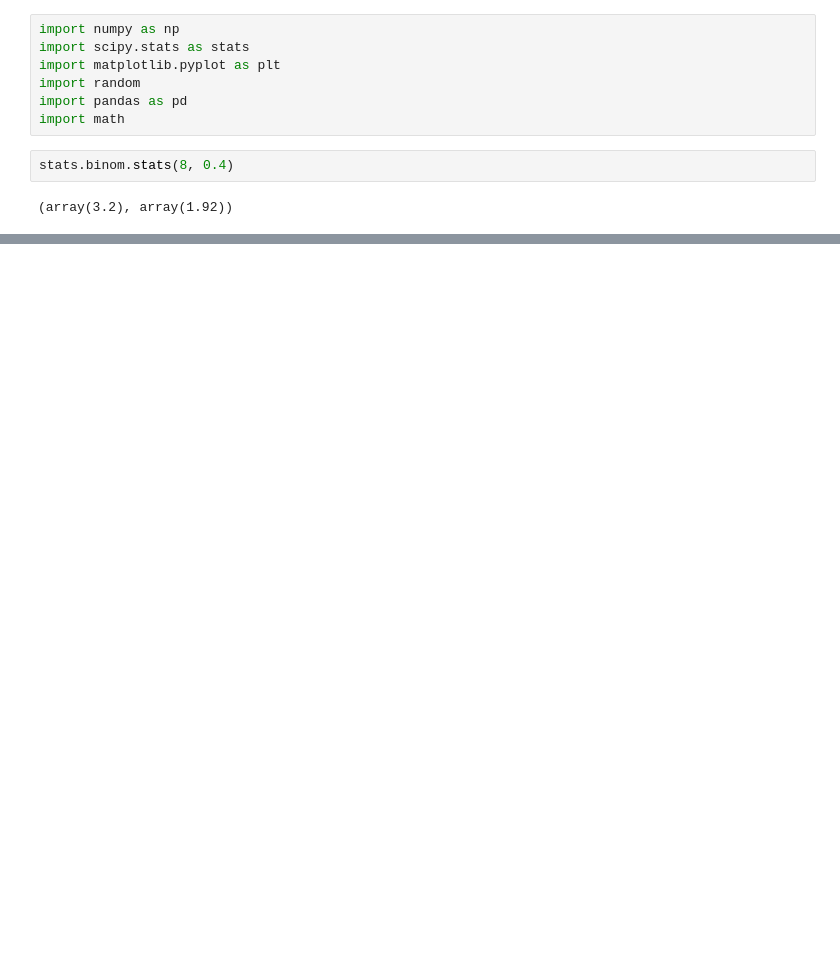
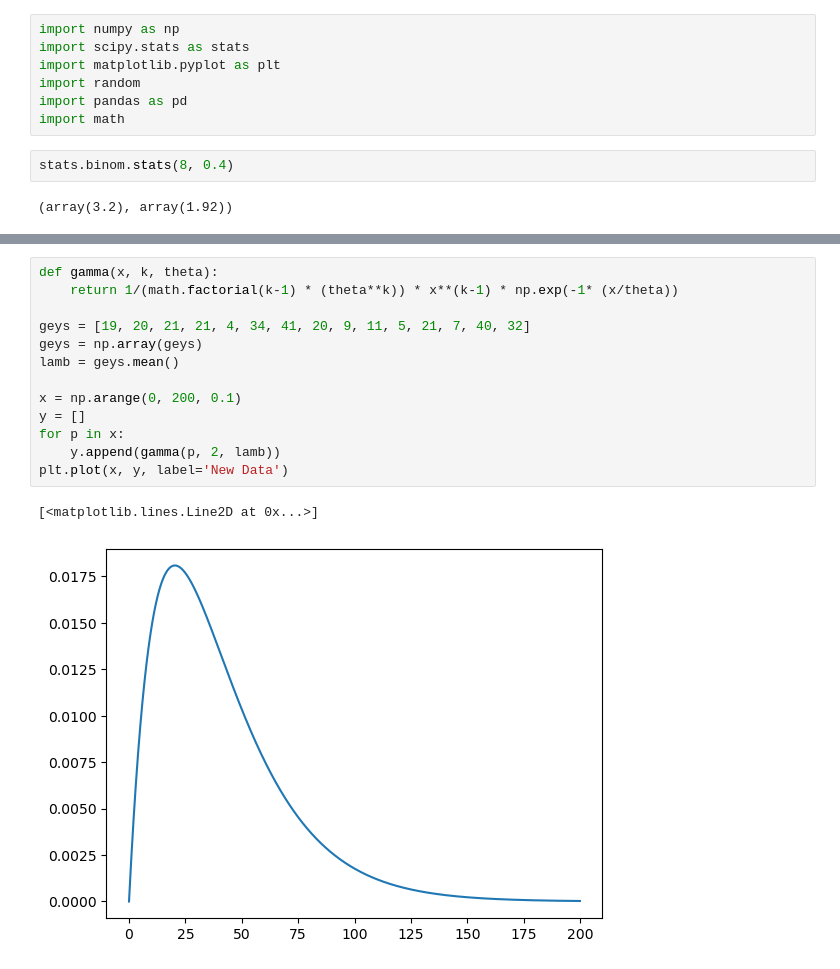
Before and after one commit to FlanFlanagan/misc_python, a Jupyter notebook: distributions.ipynb, the cells around one changed output, grey strips where cells are left out. Drawn from its saved outputs; the diff is of its cells as text; blank space fills up the shorter version.

```diff
--- a/distributions.ipynb
+++ b/distributions.ipynb
@@ -56,0 +81,16 @@ range(0, 10)
+# %%
+def gamma(x, k, theta):
+    return 1/(math.factorial(k-1) * (theta**k)) * x**(k-1) * np.exp(-1* (x/theta))
+
+geys = [19, 20, 21, 21, 4, 34, 41, 20, 9, 11, 5, 21, 7, 40, 32]
+geys = np.array(geys)
+lamb = geys.mean()
+
+x = np.arange(0, 200, 0.1)
+y = []
+for p in x:
+    y.append(gamma(p, 2, lamb))
+plt.plot(x, y, label='New Data')
+# %% [output]
+[<matplotlib.lines.Line2D at 0x...>]
+[figure, added]
```
Also changed, not shown: parts of 4 cells of this notebook.
